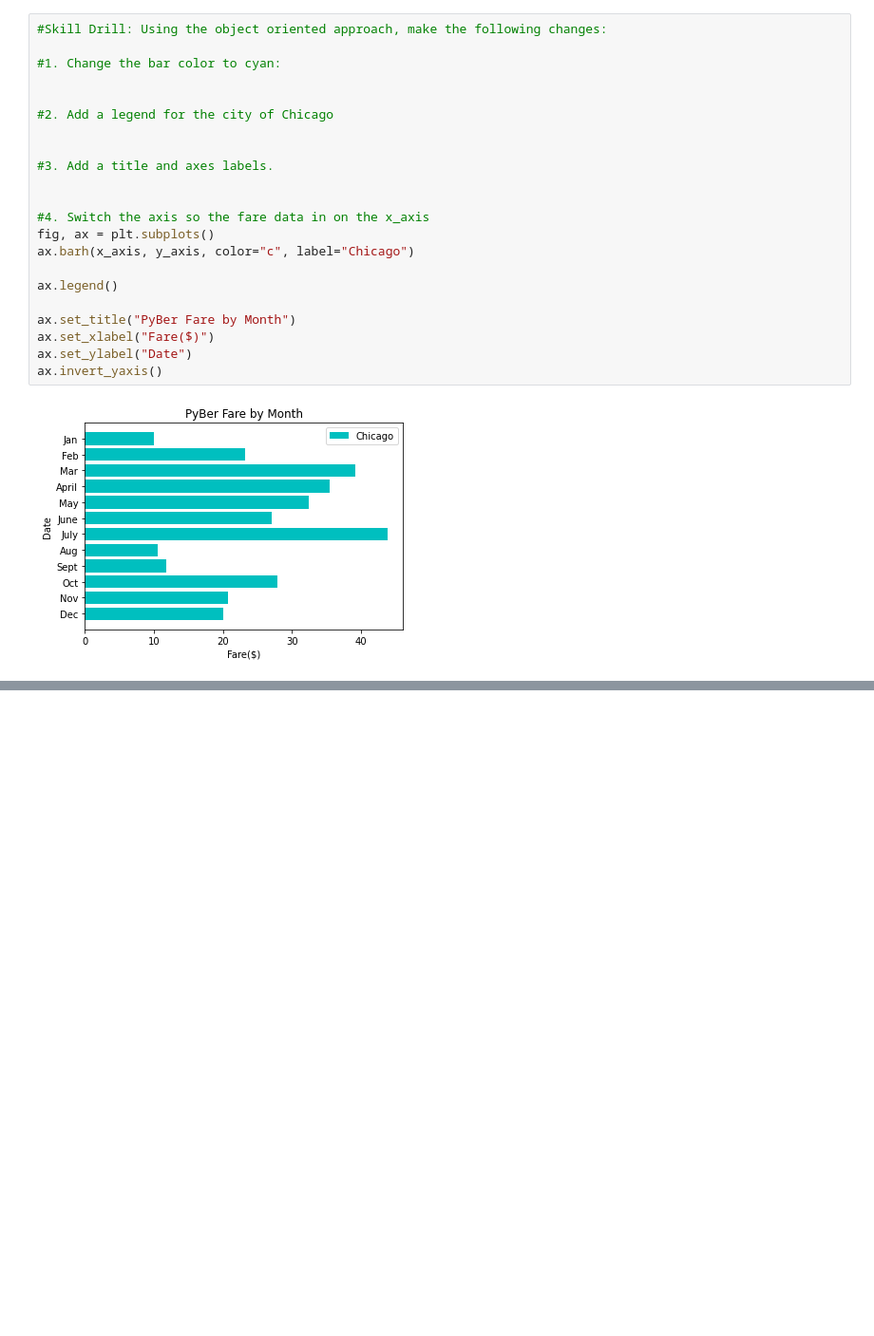
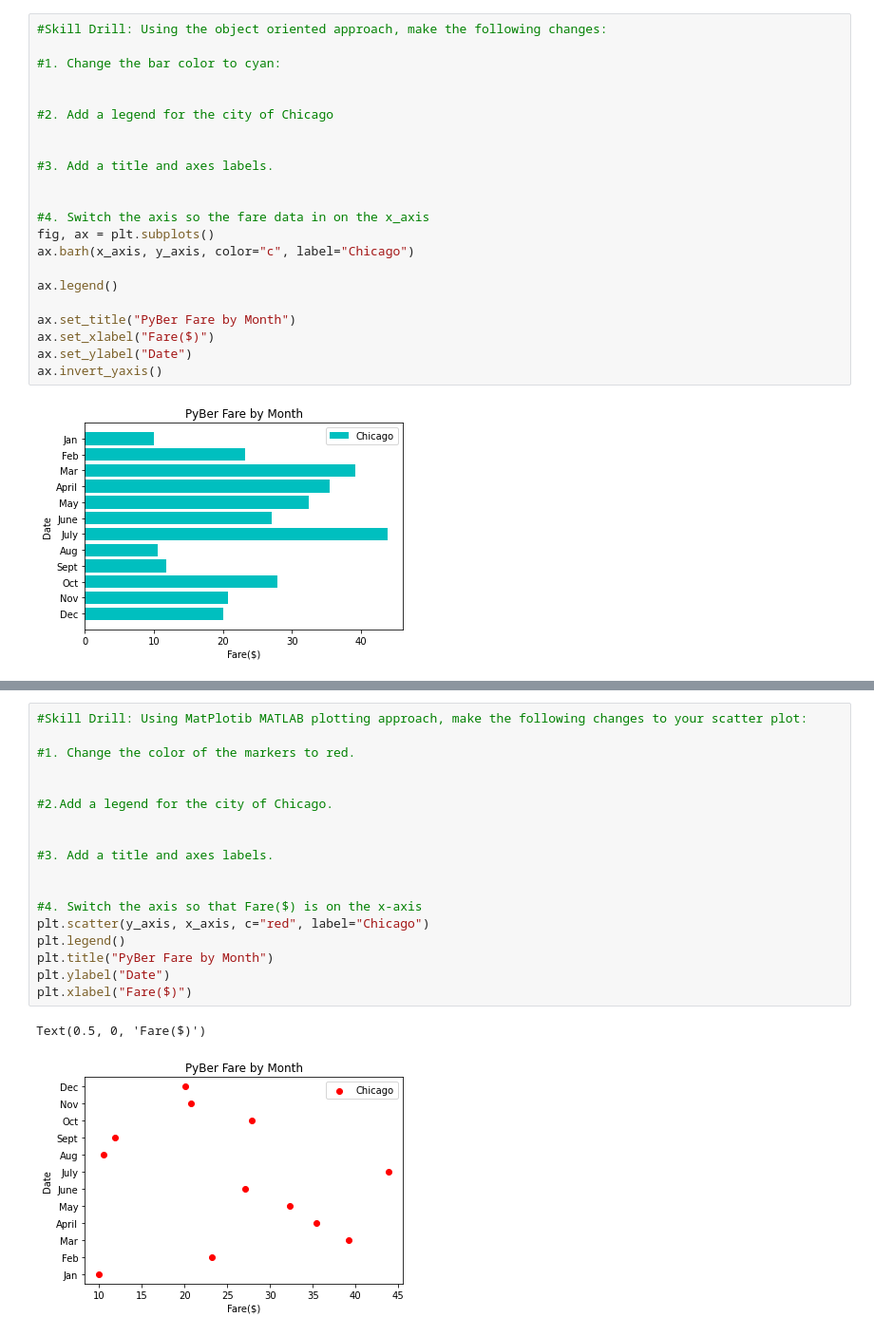
Before and after one commit to jwhberrios/PyBer_analysis, a Jupyter notebook: matplotlib_practice.ipynb, the cells around one changed output, grey strips where cells are left out. Shown at 95% size. Drawn from its saved outputs; the diff is of its cells as text; blank space fills up the shorter version.

```diff
--- a/matplotlib_practice.ipynb
+++ b/matplotlib_practice.ipynb
@@ -242,0 +261,21 @@ ax.invert_yaxis()
+# %%
+#Skill Drill: Using MatPlotib MATLAB plotting approach, make the following changes to your scatter plot:
+
+#1. Change the color of the markers to red.
+
+
+#2.Add a legend for the city of Chicago.
+
+
+#3. Add a title and axes labels.
+
+
+#4. Switch the axis so that Fare($) is on the x-axis
+plt.scatter(y_axis, x_axis, c="red", label="Chicago")
+plt.legend()
+plt.title("PyBer Fare by Month")
+plt.ylabel("Date")
+plt.xlabel("Fare($)")
+# %% [output]
+Text(0.5, 0, 'Fare($)')
+[figure, added]
```
Also changed, not shown: parts of 11 cells of this notebook.
